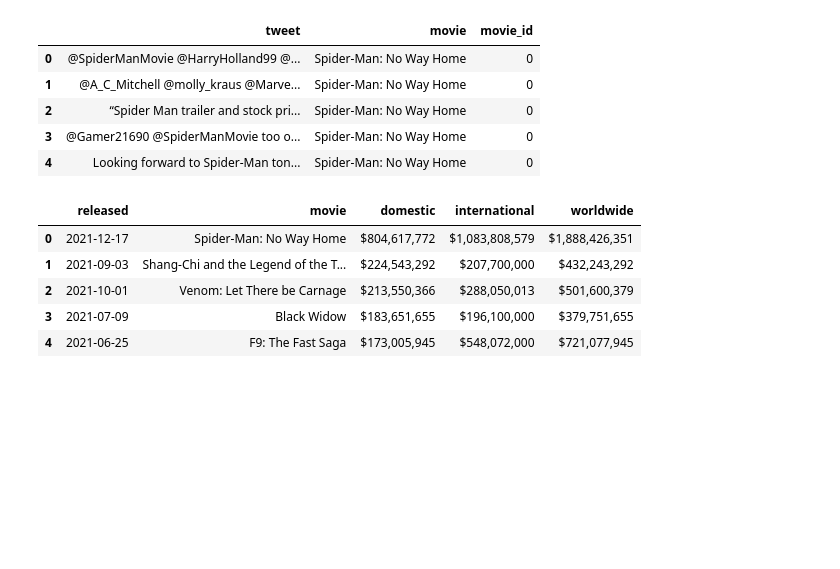
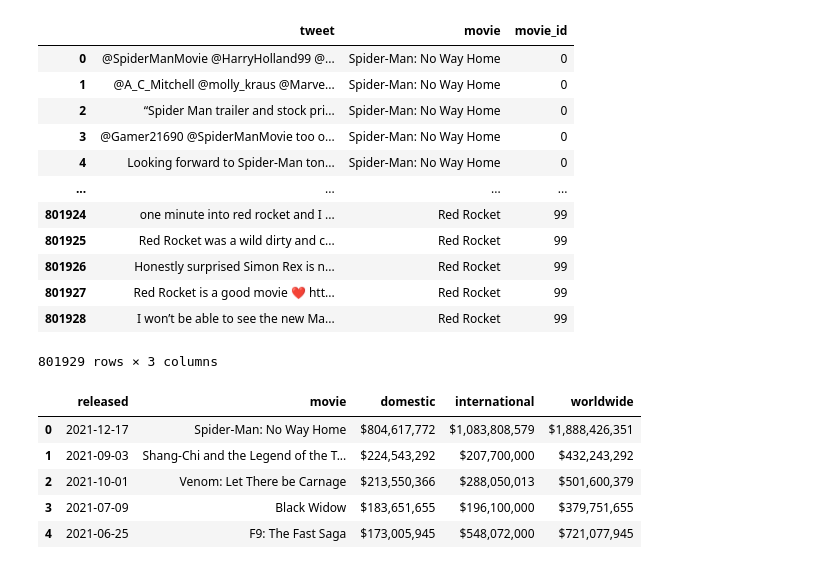
Before and after one commit to mabdilahCSE/Sentiment-Analysis, a Jupyter notebook: sentiment_analysis.ipynb, the cells around one changed output. Drawn from its saved outputs; the diff is of its cells as text; code cells hidden in the pictures; blank space fills up the shorter version.

```diff
--- a/sentiment_analysis.ipynb
+++ b/sentiment_analysis.ipynb
@@ -35,15 +32,22 @@ True
 # %%
 tweets_df = pd.read_csv('tweets.csv')
 #movie_id is one above what it is supposed to be in movies_df
 tweets_df['movie_id'] = tweets_df['movie_id'] - 1
-tweets_df.head()
+tweets_df
 # %% [output]
 |  | tweet | movie | movie_id |
 | 0 | @SpiderManMovie @HarryHolland99 @... | Spider-Man: No Way Home | 0 |
 | 1 | @A_C_Mitchell @molly_kraus @Marve... | Spider-Man: No Way Home | 0 |
 | 2 | “Spider Man trailer and stock pri... | Spider-Man: No Way Home | 0 |
 | 3 | @Gamer21690 @SpiderManMovie too o... | Spider-Man: No Way Home | 0 |
 | 4 | Looking forward to Spider-Man ton... | Spider-Man: No Way Home | 0 |
+| ... | ... | ... | ... |
+| 801924 | one minute into red rocket and I ... | Red Rocket | 99 |
+| 801925 | Red Rocket was a wild dirty and c... | Red Rocket | 99 |
+| 801926 | Honestly surprised Simon Rex is n... | Red Rocket | 99 |
+| 801927 | Red Rocket is a good movie ❤️ htt... | Red Rocket | 99 |
+| 801928 | I won’t be able to see the new Ma... | Red Rocket | 99 |
+801929 rows × 3 columns
 # %%
 movies_df = pd.read_csv('processed_movies.csv')
 movies_df['Released'] = movies_df['Released'].apply(pd.to_datetime) #transforms our string values in column Released into a datetime object
```
Also changed, not shown: parts of 8 cells of this notebook.
